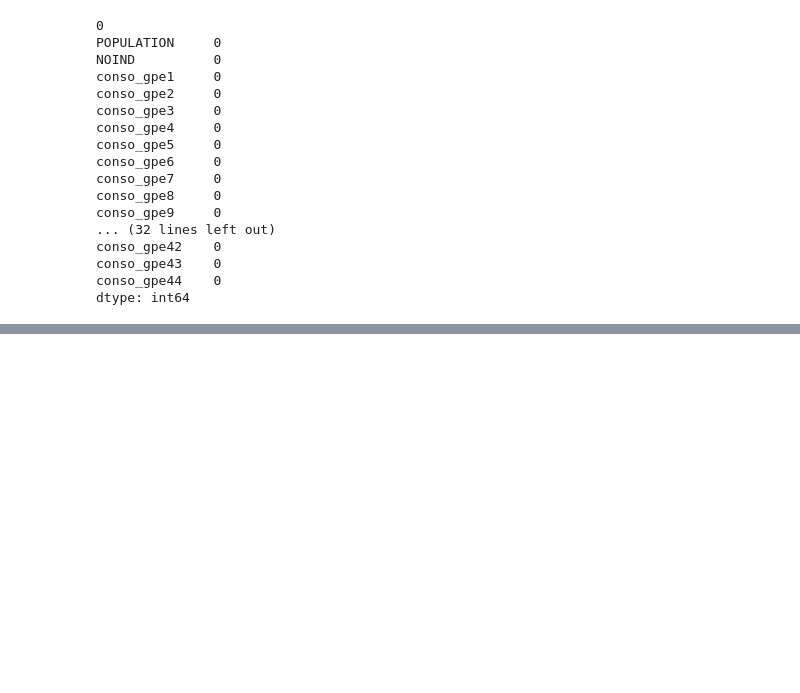
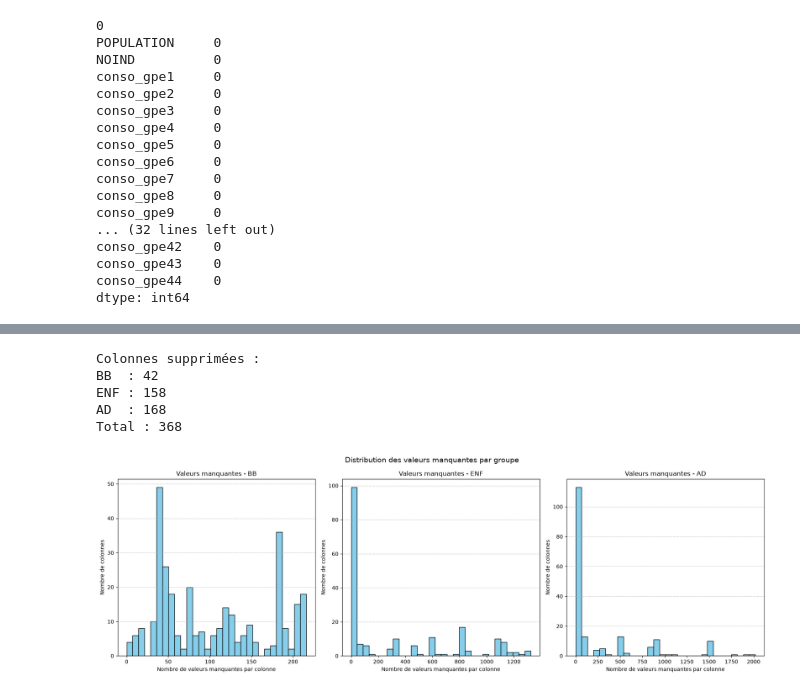
Before and after one commit to Mithrafk/Projet_Collab_Sabine, a Jupyter notebook: TP7/7_projet_Sabine.ipynb, the cells around one changed output, grey strips where cells are left out. Saved outputs shown, nothing was run; the diff lists cells and outputs as text; code cells hidden in the pictures; blank space fills up the shorter version.

```diff
--- a/TP7/7_projet_Sabine.ipynb
+++ b/TP7/7_projet_Sabine.ipynb
@@ -311,0 +476,3 @@ Length: 381, dtype: int64
+# %%
+habitudes_indiv_temp = habitudes_indiv_temp.merge(description_indiv[['NOIND', 'tage_PS','tage_PS_mois']], on = 'NOIND')
+print(habitudes_indiv_temp.shape)
@@ -311,0 +549,55 @@ Length: 381, dtype: int64
+# %%
+# BB
+nb_colonnes_avant = habitude_bb.shape[1]
+habitude_bb = habitude_bb.dropna(axis=1, how='all')
+nb_supprimees_bb = nb_colonnes_avant - habitude_bb.shape[1]
+
+# ENF
+nb_colonnes_avant = habitude_enf.shape[1]
+habitude_enf = habitude_enf.dropna(axis=1, how='all')
+nb_supprimees_enf = nb_colonnes_avant - habitude_enf.shape[1]
+
+# AD
+nb_colonnes_avant = habitude_ad.shape[1]
+habitude_ad = habitude_ad.dropna(axis=1, how='all')
+nb_supprimees_ad = nb_colonnes_avant - habitude_ad.shape[1]
+
+# Résultats
+print("Colonnes supprimées :")
+print(f"BB  : {nb_supprimees_bb}")
+print(f"ENF : {nb_supprimees_enf}")
+print(f"AD  : {nb_supprimees_ad}")
+print(f"Total : {nb_supprimees_bb + nb_supprimees_enf + nb_supprimees_ad}")
+# %% [output]
+Colonnes supprimées :
+BB  : 42
+ENF : 158
+AD  : 168
+Total : 368
+# %%
+nb_none_bb  = habitude_bb.isna().sum()
+nb_none_enf  = habitude_enf.isna().sum()
+nb_none_ad  = habitude_ad.isna().sum()
+
+# Création d'une figure avec 3 graphiques côte à côte
+fig, axes = plt.subplots(1, 3, figsize=(18, 6))
+
+# Données et titres des graphiques
+donnees = [
+    (nb_none_bb, "BB"),
+    (nb_none_enf, "ENF"),
+    (nb_none_ad, "AD")
+]
+
+for ax, (nb_none, titre) in zip(axes, donnees):
+    ax.hist(nb_none, bins=30, color="skyblue", edgecolor="black")
+    ax.set_title(f"Valeurs manquantes - {titre}")
+    ax.set_xlabel("Nombre de valeurs manquantes par colonne")
+    ax.set_ylabel("Nombre de colonnes")
+    ax.grid(axis="y", linestyle="--", alpha=0.7)
+
+fig.suptitle("Distribution des valeurs manquantes par groupe", fontsize=14)
+plt.tight_layout()
+plt.show()
+# %% [output]
+[figure, added]
```
Also changed, not shown: parts of 28 cells of this notebook.
